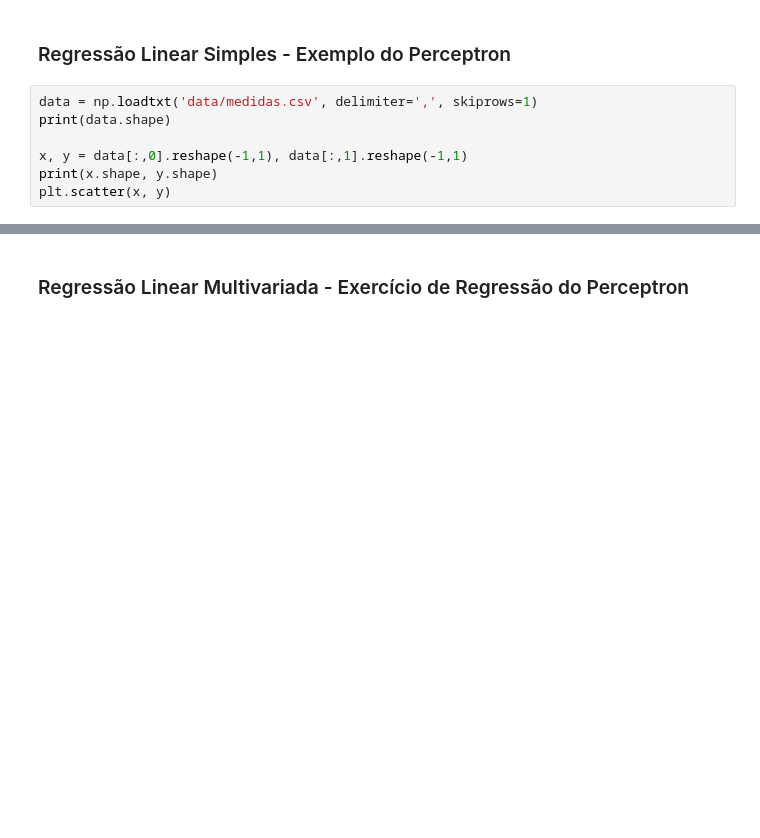
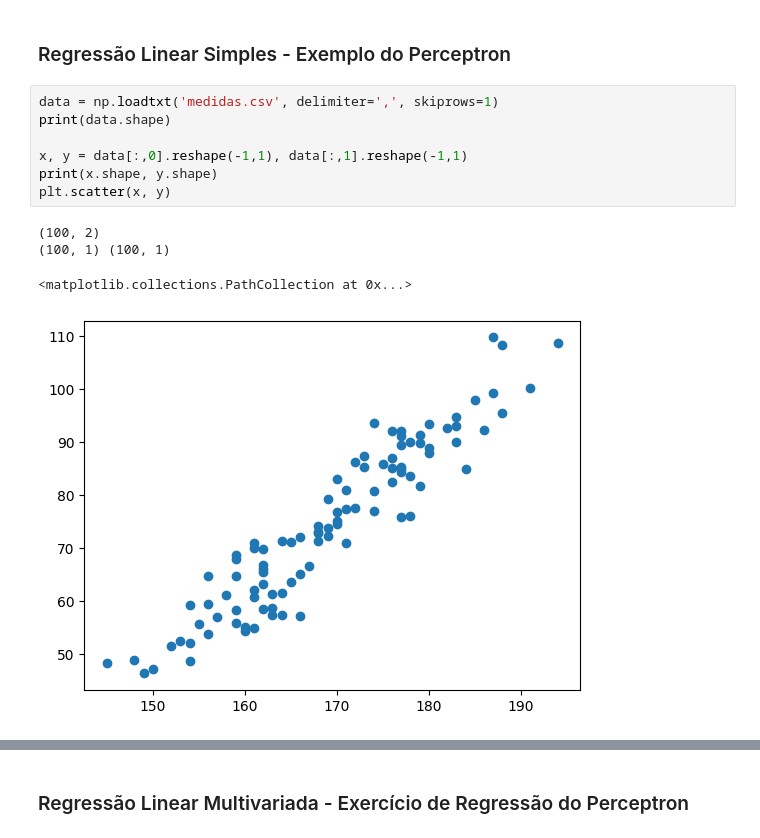
Before and after one commit to mafaldasalomao/pavic_treinamento_ml, a Jupyter notebook: PAVIC_ML_06_Rede_Neural.ipynb, the cells around one changed output, grey strips where cells are left out. Saved outputs shown, nothing was run; the diff lists cells and outputs as text; blank space fills up the shorter version.

```diff
--- a/PAVIC_ML_06_Rede_Neural.ipynb
+++ b/PAVIC_ML_06_Rede_Neural.ipynb
@@ -318,12 +350,17 @@ b3 = np.ones((1,3))
 # %% [markdown]
 ### Regressão Linear Simples - Exemplo do Perceptron
 # %%
-data = np.loadtxt('data/medidas.csv', delimiter=',', skiprows=1)
+data = np.loadtxt('medidas.csv', delimiter=',', skiprows=1)
 print(data.shape)
 
 x, y = data[:,0].reshape(-1,1), data[:,1].reshape(-1,1)
 print(x.shape, y.shape)
 plt.scatter(x, y)
+# %% [output]
+(100, 2)
+(100, 1) (100, 1)
+<matplotlib.collections.PathCollection at 0x...>
+[figure, added]
 # %%
 minmax = MinMaxScaler(feature_range=(-1, 1))
 x = minmax.fit_transform(x.astype(np.float64))
```
Also changed, not shown: parts of 50 cells of this notebook.
